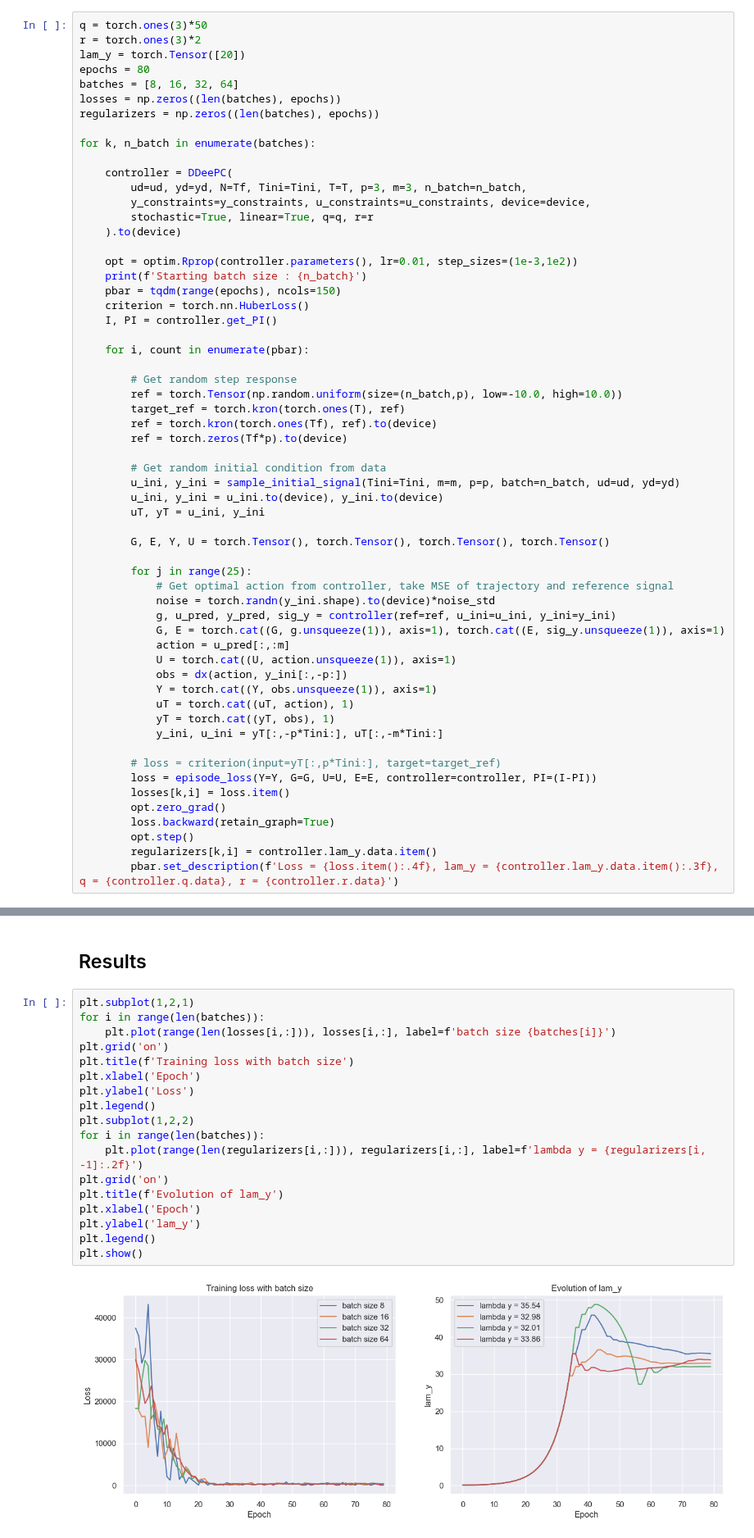
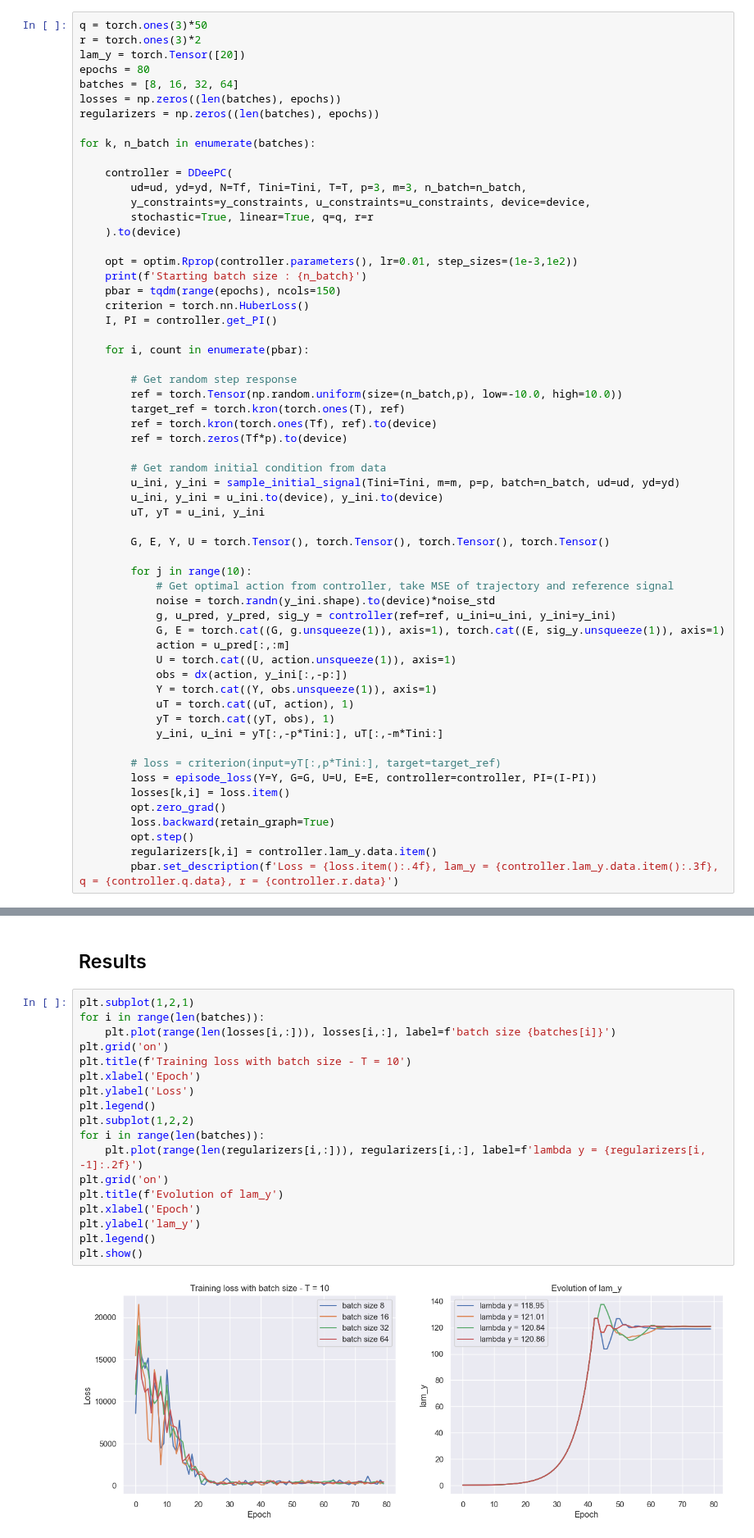
Before and after one commit to michael-cummins/DeePC-HUNT, a Jupyter notebook: src/il-deepc.ipynb, the cells around one changed output, grey strips where cells are left out. Shown at 82% size. Saved outputs shown, nothing was run; the diff lists cells and outputs as text.

```diff
--- a/src/il-deepc.ipynb
+++ b/src/il-deepc.ipynb
@@ -82,7 +102,7 @@ for k, n_batch in enumerate(batches):
 
         G, E, Y, U = torch.Tensor(), torch.Tensor(), torch.Tensor(), torch.Tensor()
 
-        for j in range(25):
+        for j in range(10):
             # Get optimal action from controller, take MSE of trajectory and reference signal
             noise = torch.randn(y_ini.shape).to(device)*noise_std
             g, u_pred, y_pred, sig_y = controller(ref=ref, u_ini=u_ini, y_ini=y_ini)
@@ -113,22 +133,22 @@ Starting batch size : 64
 # %%
 plt.subplot(1,2,1)
 for i in range(len(batches)):
     plt.plot(range(len(losses[i,:])), losses[i,:], label=f'batch size {batches[i]}')
 plt.grid('on')
-plt.title(f'Training loss with batch size')
+plt.title(f'Training loss with batch size - T = 10')
 plt.xlabel('Epoch')
 plt.ylabel('Loss')
 plt.legend()
 plt.subplot(1,2,2)
 for i in range(len(batches)):
     plt.plot(range(len(regularizers[i,:])), regularizers[i,:], label=f'lambda y = {regularizers[i, -1]:.2f}')
 plt.grid('on')
 plt.title(f'Evolution of lam_y')
 plt.xlabel('Epoch')
 plt.ylabel('lam_y')
 plt.legend()
 plt.show()
 # %% [output]
-[figure, old version]
+[figure, new version]
 # %%
 from time import time
```
Also changed, not shown: parts of 2 cells of this notebook, 1 other file.
